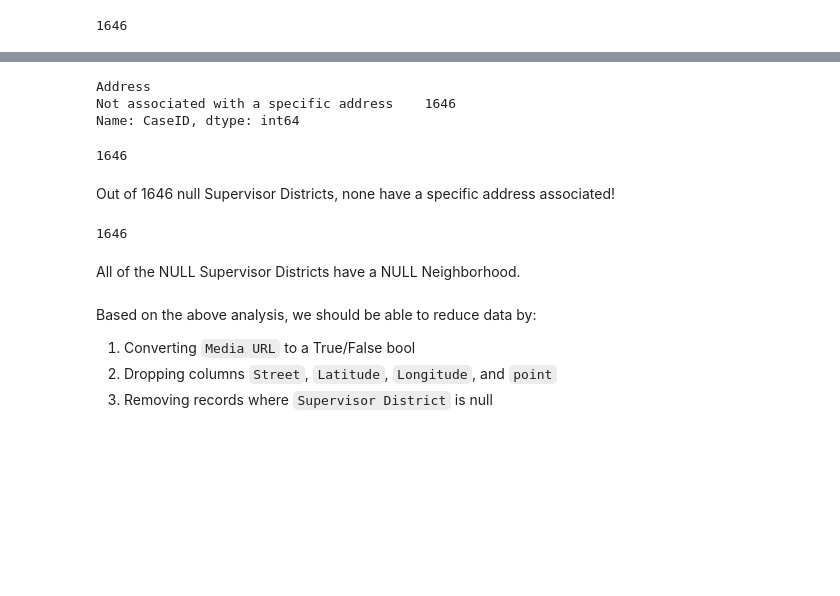
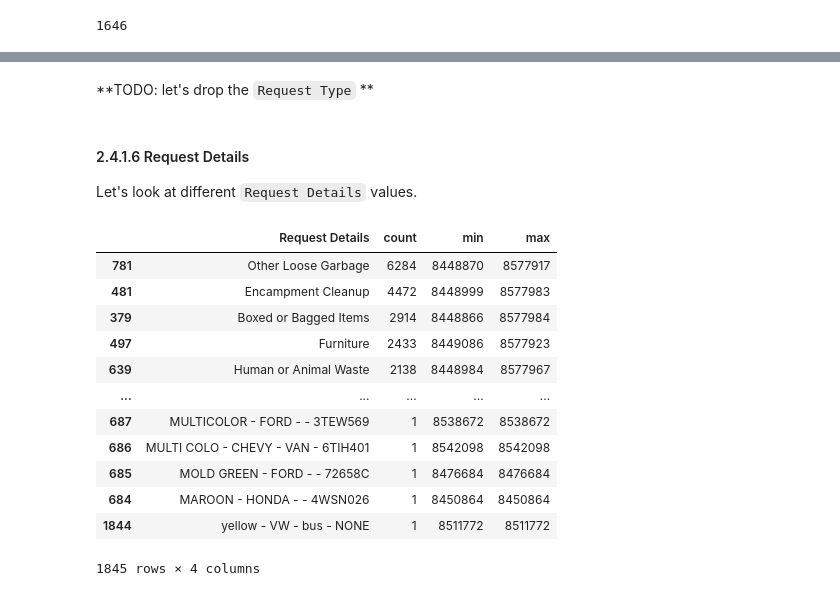
Before and after one commit to fontainelam/SF-PoliceIncidents-311-Housing, a Jupyter notebook: Wrangling_SF_311_data.ipynb, the cells around one changed output, grey strips where cells are left out. Cells and saved outputs as stored; diff of their text form; code cells hidden in the pictures; blank space fills up the shorter version.

```diff
--- a/Wrangling_SF_311_data.ipynb
+++ b/Wrangling_SF_311_data.ipynb
@@ -142,23 +361,22 @@ Jan2018_data[Jan2018_data['Supervisor District'].isna()].head().T
+# %% [markdown]
+**TODO: let's drop the `Request Type` **
+# %% [markdown]
+#### 2.4.1.6 Request Details<a id='2.4.1.6_Request_Details'></a>
+
+Let's look at different `Request Details` values.
 # %%
-Jan2018_data[Jan2018_data['Supervisor District'].isna()].groupby("Address")['CaseID'].count().sort_values(ascending=False)
+Jan2018_data.groupby('Request Details')['CaseID'].agg(['count','min','max']).reset_index().sort_values('count',ascending=False)
 # %% [output]
+|  | Request Details | count | min | max |
+| 781 | Other Loose Garbage | 6284 | 8448870 | 8577917 |
+| 481 | Encampment Cleanup | 4472 | 8448999 | 8577983 |
+| 379 | Boxed or Bagged Items | 2914 | 8448866 | 8577984 |
+| 497 | Furniture | 2433 | 8449086 | 8577923 |
+| 639 | Human or Animal Waste | 2138 | 8448984 | 8577967 |
+| ... | ... | ... | ... | ... |
+| 687 | MULTICOLOR - FORD - - 3TEW569 | 1 | 8538672 | 8538672 |
+| 686 | MULTI COLO - CHEVY - VAN - 6TIH401 | 1 | 8542098 | 8542098 |
+| 685 | MOLD GREEN - FORD - - 72658C | 1 | 8476684 | 8476684 |
+| 684 | MAROON - HONDA - - 4WSN026 | 1 | 8450864 | 8450864 |
+| 1844 | yellow - VW - bus - NONE | 1 | 8511772 | 8511772 |
-Address
-Not associated with a specific address    1646
-Name: CaseID, dtype: int64
+1845 rows × 4 columns
-# %%
-Jan2018_data['Supervisor District'].isna().sum()
-# %% [output]
-1646
-# %% [markdown]
-Out of 1646 null Supervisor Districts, none have a specific address associated!
-# %%
-Jan2018_data[Jan2018_data['Supervisor District'].isna()]["Neighborhood"].isna().sum()
-# %% [output]
-1646
-# %% [markdown]
-All of the NULL Supervisor Districts have a NULL Neighborhood.
-# %% [markdown]
-Based on the above analysis, we should be able to reduce data by:
-  1. Converting `Media URL` to a True/False bool
-  2. Dropping columns `Street`, `Latitude`, `Longitude`, and `point`
-  3. Removing records where `Supervisor District` is null
```
Also changed, not shown: parts of 63 cells of this notebook, 2 other files.
